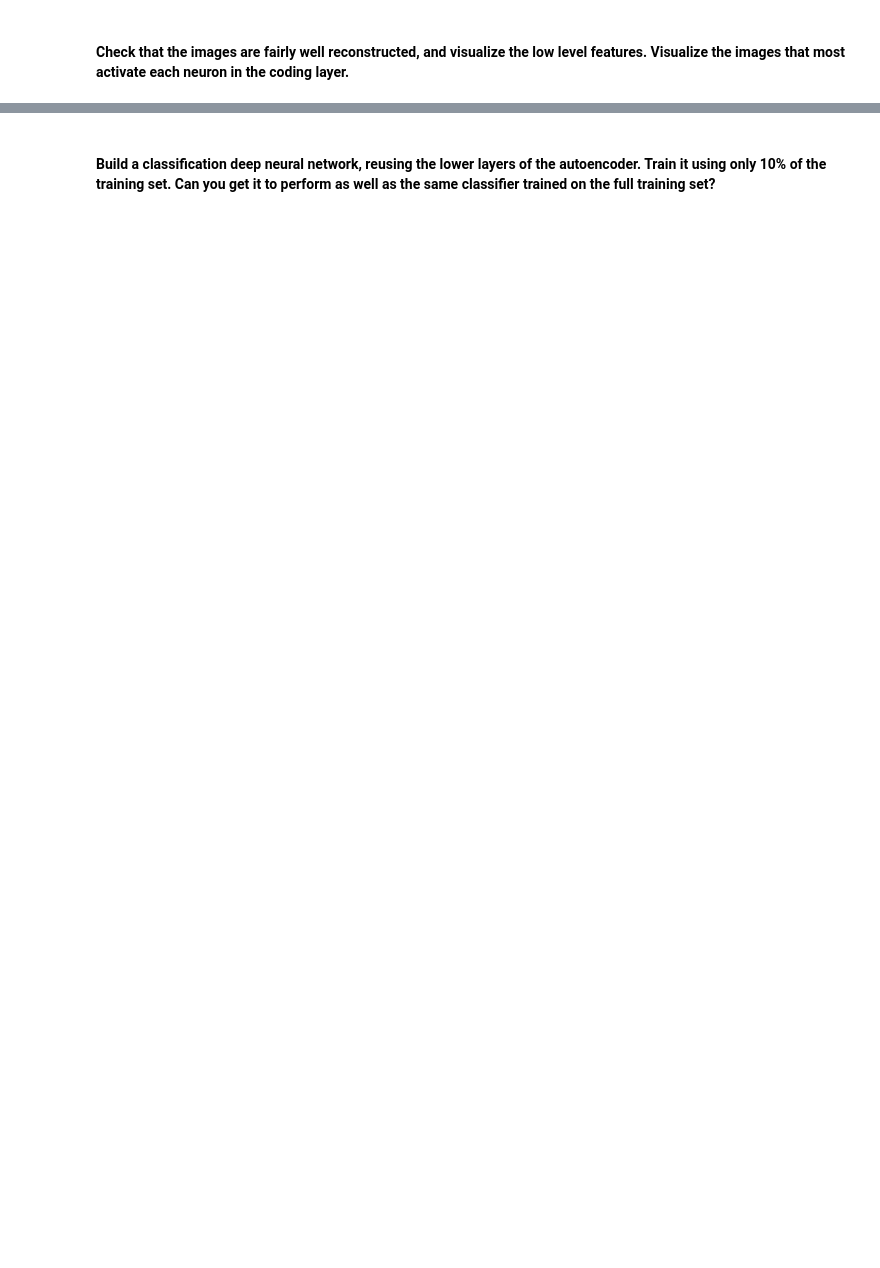
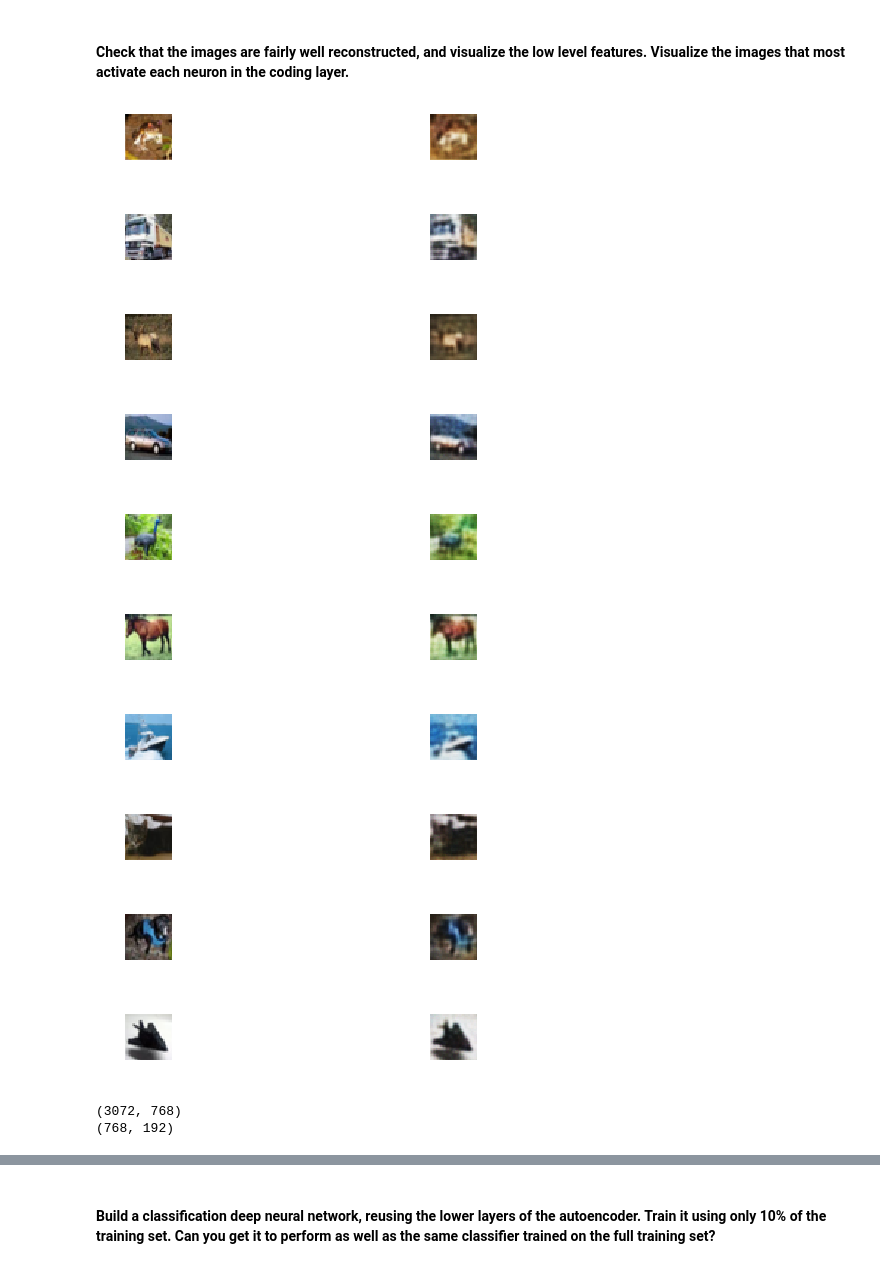
Before and after one commit to DCtheTall/hands-on-machine-learning, a Jupyter notebook: chapter15/Exercises.ipynb, the cells around one changed output, grey strips where cells are left out. Saved outputs shown, nothing was run; the diff lists cells and outputs as text; code cells hidden in the pictures; blank space fills up the shorter version.

```diff
--- a/chapter15/Exercises.ipynb
+++ b/chapter15/Exercises.ipynb
@@ -127,2 +238,39 @@ def shuffle_batches(X, y, batch_size):
 # %% [markdown]
 #### Check that the images are fairly well reconstructed, and visualize the low level features. Visualize the images that most activate each neuron in the coding layer.
+# %%
+# Plot some instances of the training set and their reconstruction. One per
+# type of label.
+
+examples = dict()
+
+for i, x in enumerate(X_train):
+  label = y_train[i]
+  if label not in examples:
+    examples[label] = x
+    if len(examples) == 10:
+      examples = list(examples.values())
+      break
+
+with tf.Session() as sess:
+  init.run()
+  saver.restore(sess, model_path)
+  outputs_val = outputs.eval(feed_dict={X: examples})
+# %%
+for i, x in enumerate(examples):
+  plt.figure(figsize=(10, 10))
+  plt.subplot(10, 2, (2 * i) + 1)
+  plot_image(reshape_instance(x))
+  plt.subplot(10, 2, (2 * i) + 2)
+  plot_image(reshape_instance(outputs_val[i]))
+plt.show()
+# %% [output]
+[figure, added]
+[figure, added]
+[figure, added]
+[figure, added]
+[figure, added]
+[figure, added]
+[figure, added]
+[figure, added]
+[figure, added]
+[figure, added]
@@ -128,0 +284,6 @@ def shuffle_batches(X, y, batch_size):
+# %%
+print(weights1_val.shape)
+print(weights2_val.shape)
+# %% [output]
+(3072, 768)
+(768, 192)
```
Also changed, not shown: parts of 14 cells of this notebook.
